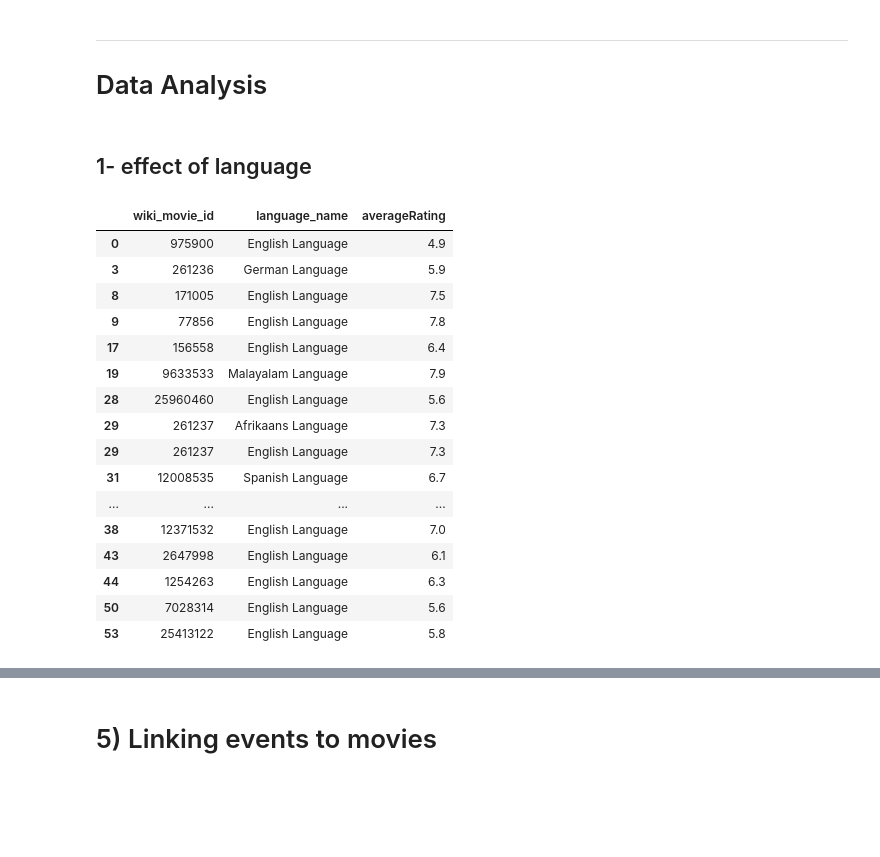
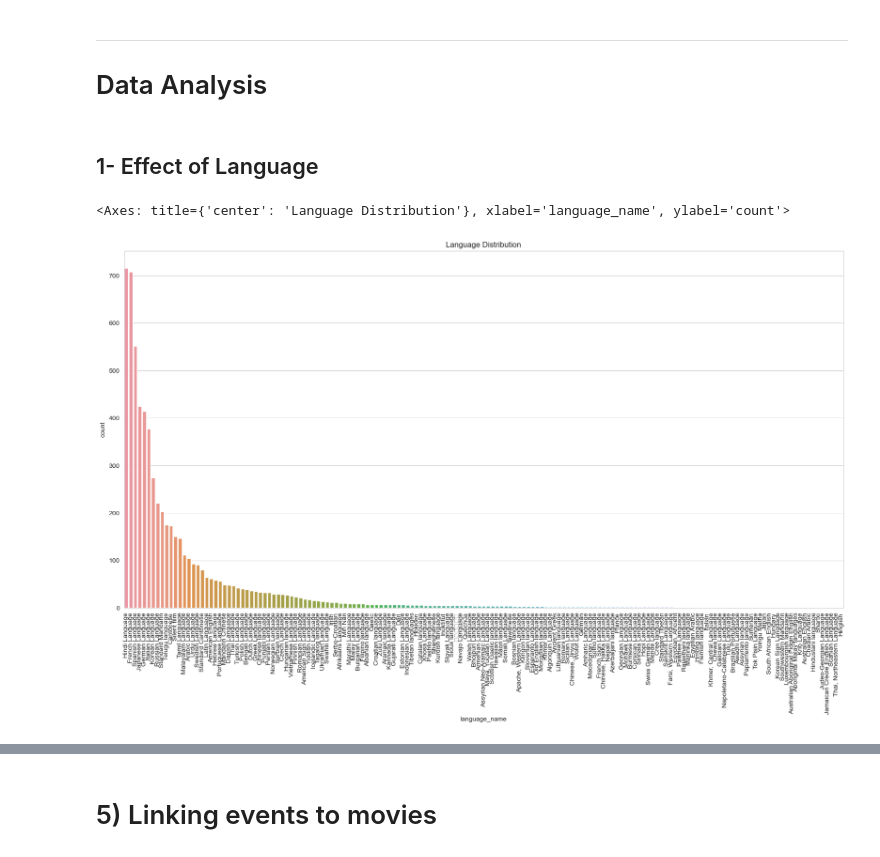
Before and after one commit to epfl-ada/ada-2023-project-adhd2023, a Jupyter notebook: milestone2.ipynb, the cells around one changed output, grey strips where cells are left out. Drawn from its saved outputs; the diff is of its cells as text; code cells hidden in the pictures; blank space fills up the shorter version.

```diff
--- a/milestone2.ipynb
+++ b/milestone2.ipynb
@@ -275,6 +466,6 @@ movies_metadata_ratings.head()
 we noticed that the IMDb dataset contains movie ratings that have few ratings so we thought that these ratings could be biased so we removed the movies that have less than 200 votes
 # %%
 # only keep the movies with more than 200 votes on imdb ratings
-movies_metadata_ratings = movies_metadata_ratings[movies_metadata_ratings['numVotes']>200]
-movies_metadata_ratings.shape
+movies_metadata_rating_df = movie_metadata_rating_df[movie_metadata_rating_df['numVotes']>200]
+movies_metadata_rating_df.shape
 # %% [output]
@@ -283,6 +474,6 @@ movies_metadata_ratings.shape
 Now we will filter the other datasets so that they are consistant
 # %%
 #keep movie_metadata_df only with movies that have ratings
-movie_metadata_df = movie_metadata_df[movie_metadata_df['freebase_movie_id'].isin(movies_metadata_ratings['freebase_movie_id'])]
+movie_metadata_df = movie_metadata_df[movie_metadata_df['freebase_movie_id'].isin(movies_metadata_rating_df['freebase_movie_id'])]
 movie_metadata_df.shape
 # %% [output]
@@ -302,5 +493,5 @@ movie_metadata_df.shape
 # %%
 #keep movies_metadata_ratings only with movies that have summaries
-movies_metadata_ratings = movies_metadata_ratings[movies_metadata_ratings['wiki_movie_id'].isin(plot_summaries_df['wiki_movie_id'])]
-movies_metadata_ratings.shape
+movies_metadata_ratings_df = movies_metadata_rating_df[movies_metadata_rating_df['wiki_movie_id'].isin(plot_summaries_df['wiki_movie_id'])]
+movies_metadata_ratings_df.shape
 # %% [output]
@@ -321,35 +512,26 @@ tvtropes_clusters_df.shape
 ---
 # Data Analysis
 # %% [markdown]
-## 1- effect of language
+## 1- Effect of Language
 # %%
-languages_df_with_ratings = movies_metadata_ratings[['wiki_movie_id', 'movie_languages', 'averageRating']]
+languages_ratings_df = movies_metadata_ratings_df[['wiki_movie_id', 'movie_languages', 'averageRating']]
 
-languages_df_with_ratings['movie_languages'] = languages_df_with_ratings['movie_languages'].apply(lambda x: list(json.loads(x).values()))
+languages_ratings_df['movie_languages'] = languages_ratings_df['movie_languages'].apply(lambda x: list(json.loads(x).values()))
 
 # Explode the 'movie_languages' column
-languages_df_with_ratings = languages_df_with_ratings.explode('movie_languages')
+languages_ratings_df = languages_ratings_df.explode('movie_languages')
 
 # Rename the column and select only the required columns
-languages_df_with_ratings = languages_df_with_ratings.rename(columns={'movie_languages': 'language_name'})[['wiki_movie_id', 'language_name', 'averageRating']]
+languages_ratings_df = languages_ratings_df.rename(columns={'movie_languages': 'language_name'})[['wiki_movie_id', 'language_name', 'averageRating']]
 
-languages_df_with_ratings = languages_df_with_ratings[languages_df_with_ratings['language_name'].notna()]
-languages_df_with_ratings.reset_index(drop=True, inplace=True)
+languages_ratings_df = languages_ratings_df[languages_ratings_df['language_name'].notna()]
+languages_ratings_df.reset_index(drop=True, inplace=True)
-# %% [output]
-|  | wiki_movie_id | language_name | averageRating |
-| 0 | 975900 | English Language | 4.9 |
-| 3 | 261236 | German Language | 5.9 |
-| 8 | 171005 | English Language | 7.5 |
-| 9 | 77856 | English Language | 7.8 |
-| 17 | 156558 | English Language | 6.4 |
-| 19 | 9633533 | Malayalam Language | 7.9 |
-| 28 | 25960460 | English Language | 5.6 |
-| 29 | 261237 | Afrikaans Language | 7.3 |
-| 29 | 261237 | English Language | 7.3 |
-| 31 | 12008535 | Spanish Language | 6.7 |
-| ... | ... | ... | ... |
-| 38 | 12371532 | English Language | 7.0 |
-| 43 | 2647998 | English Language | 6.1 |
-| 44 | 1254263 | English Language | 6.3 |
-| 50 | 7028314 | English Language | 5.6 |
-| 53 | 25413122 | English Language | 5.8 |
+# %%
+#plot a histogram of language distribution without "English Language"
+plt.figure(figsize=(20,10))
+plt.xticks(rotation=90)
+plt.title('Language Distribution')
+sns.countplot(x='language_name', data=languages_ratings_df[languages_ratings_df['language_name']!='English Language'], order=languages_ratings_df[languages_ratings_df['language_name']!='English Language']['language_name'].value_counts().index)
+# %% [output]
+<Axes: title={'center': 'Language Distribution'}, xlabel='language_name', ylabel='count'>
+[figure, added]
```
Also changed, not shown: parts of 59 cells of this notebook.
